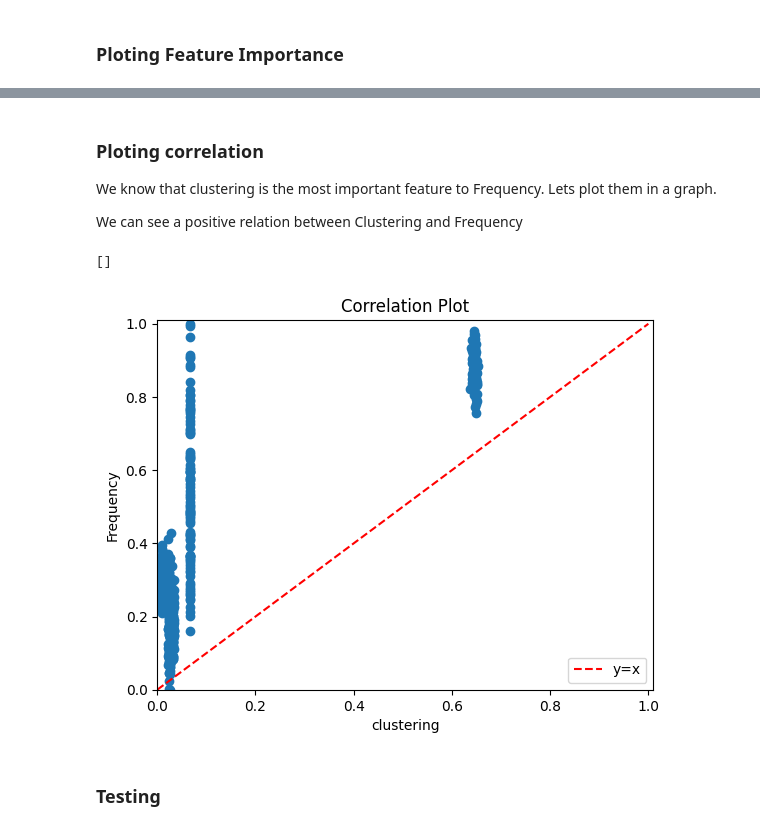
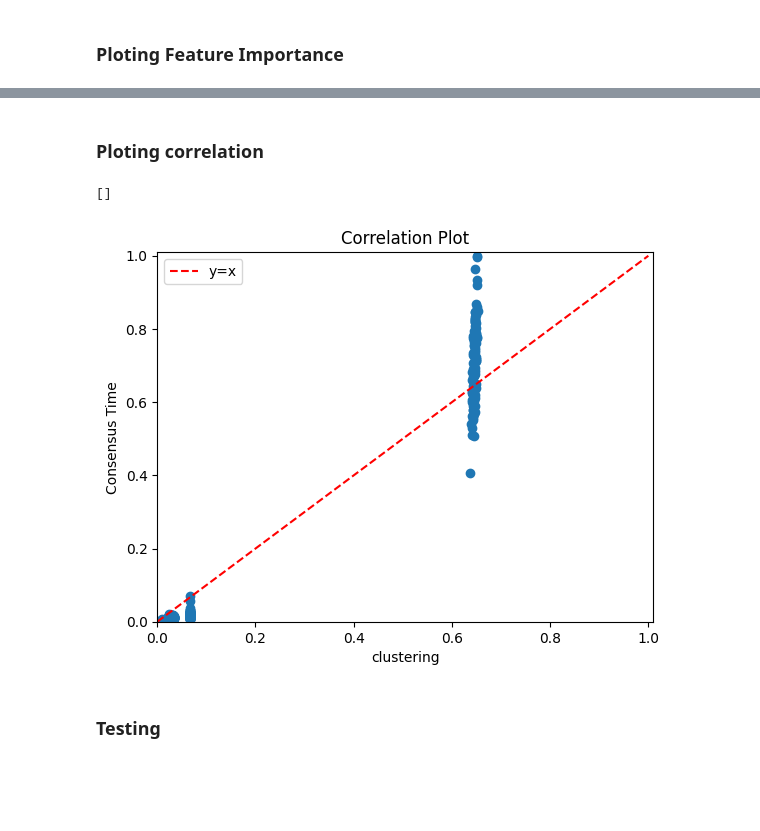
Before and after one commit to vitorfrois/SznajdNetworks, a Jupyter notebook: src/inference.ipynb, the cells around one changed output, grey strips where cells are left out. Cells and saved outputs as stored; diff of their text form; code cells hidden in the pictures; blank space fills up the shorter version.

Commit message:
update notebook plots and inference

```diff
--- a/src/inference.ipynb
+++ b/src/inference.ipynb
@@ -50,7 +50,7 @@ measures_df
 # %% [markdown]
 Get only finite values
 # %%
-measures_df = measures_df[measures_df['average_shortest_path_lenght'] != np.inf]
+measures_df = measures_df[(measures_df['average_shortest_path_lenght'] != np.inf) & (measures_df['closeness'] != np.nan)]
 # %% [markdown]
 ### Simulations
 # %%
@@ -80,7 +80,7 @@ simulations_df
 # %% [markdown]
 ### Merging and creating the dataset
 # %%
-dataset = measures_df.merge(simulations_df, on='network', how='right')
+dataset = measures_df.merge(simulations_df, on='network', how='inner')
 # %% [markdown]
 We are doing some scaling to visualize better the results
 # %%
@@ -116,2 +134,3 @@ import optuna
 # %%
 dataset['groups'] = LabelEncoder().fit_transform(dataset['type'])
+dataset.reset_index(inplace=True)
@@ -118,6 +151,7 @@ dataset['groups'] = LabelEncoder().fit_transform(dataset['type'])
 # %%
-X = dataset[FEATURES]
-y = dataset[F]
+filtered_dataset = dataset[dataset['initialization'] == 'inverse']
+X = filtered_dataset[FEATURES]
+y = filtered_dataset[F]
 # %%
 X_train, X_test, y_train, y_test = train_test_split(
     X, y, test_size=0.2, random_state=0
@@ -331,25 +373,22 @@ Text(0.5, 1.0, 'Feature Importance Opinion Change Frequency')
-# %% [markdown]
-### Ploting correlation
-We know that clustering is the most important feature to Frequency. Lets plot them in a graph.
-
-We can see a positive relation between Clustering and Frequency
+# %% [markdown]
+### Ploting correlation
 # %%
 fig, ax = plt.subplots()
 measure_to_plot = 'clustering'
 scaled_y = scaler.fit_transform(np.array(y).reshape(-1, 1))
 ax.scatter(X[measure_to_plot], scaled_y)
 ax.set_xlabel(measure_to_plot)
-ax.set_ylabel('Frequency')
+ax.set_ylabel('Consensus Time')
 max_value = max(max(X[measure_to_plot]), max(scaled_y)) * 1.01
 line = ax.plot([0,1], [0, 1], '--', color='red', label='y=x')
 ax.legend(handles=line)
 ax.set_xlim(0,max_value)
 ax.set_ylim(0, max_value)
 ax.set_title('Correlation Plot')
 plt.plot()
 # %% [output]
 []
-[figure, old version]
+[figure, new version]
 # %% [markdown]
 ### Testing
 # %%
```
Also changed, not shown: parts of 16 cells of this notebook, 1 other file.
